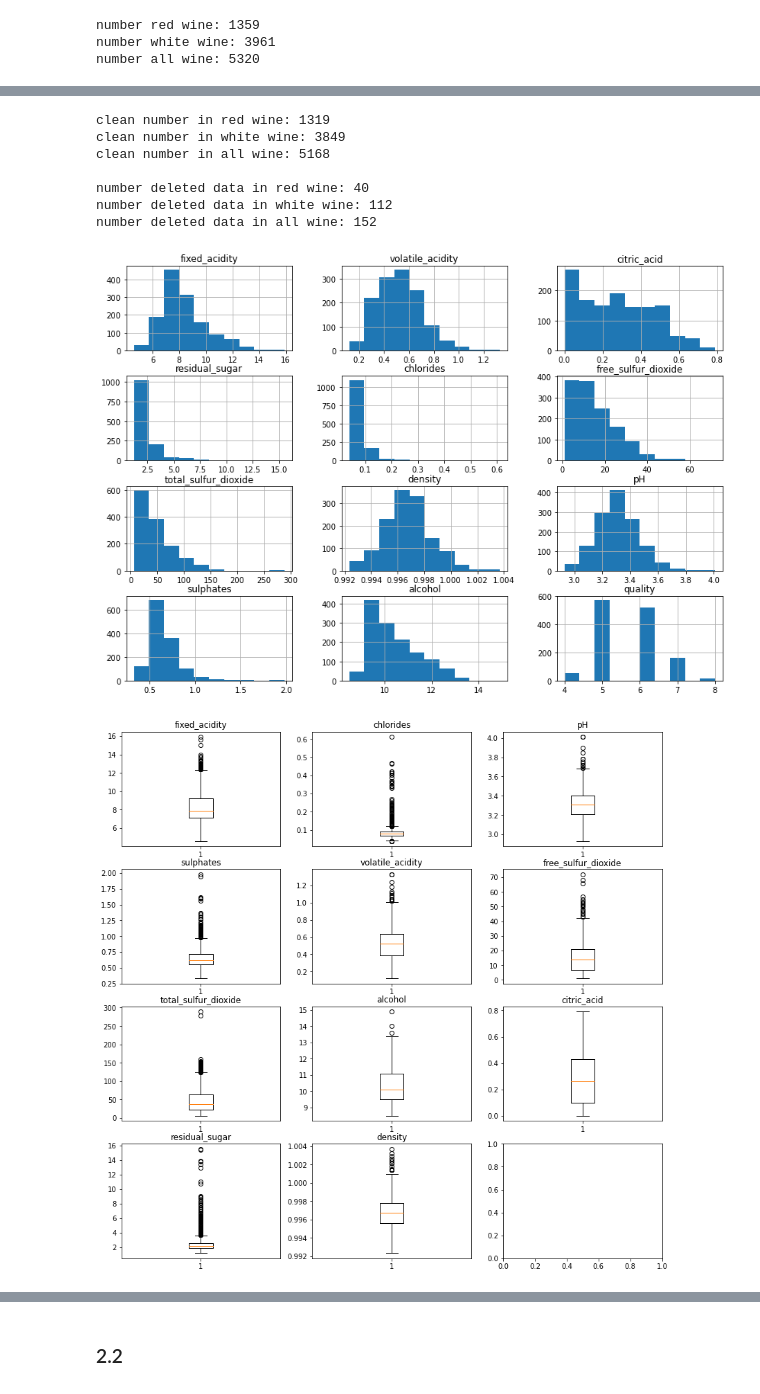
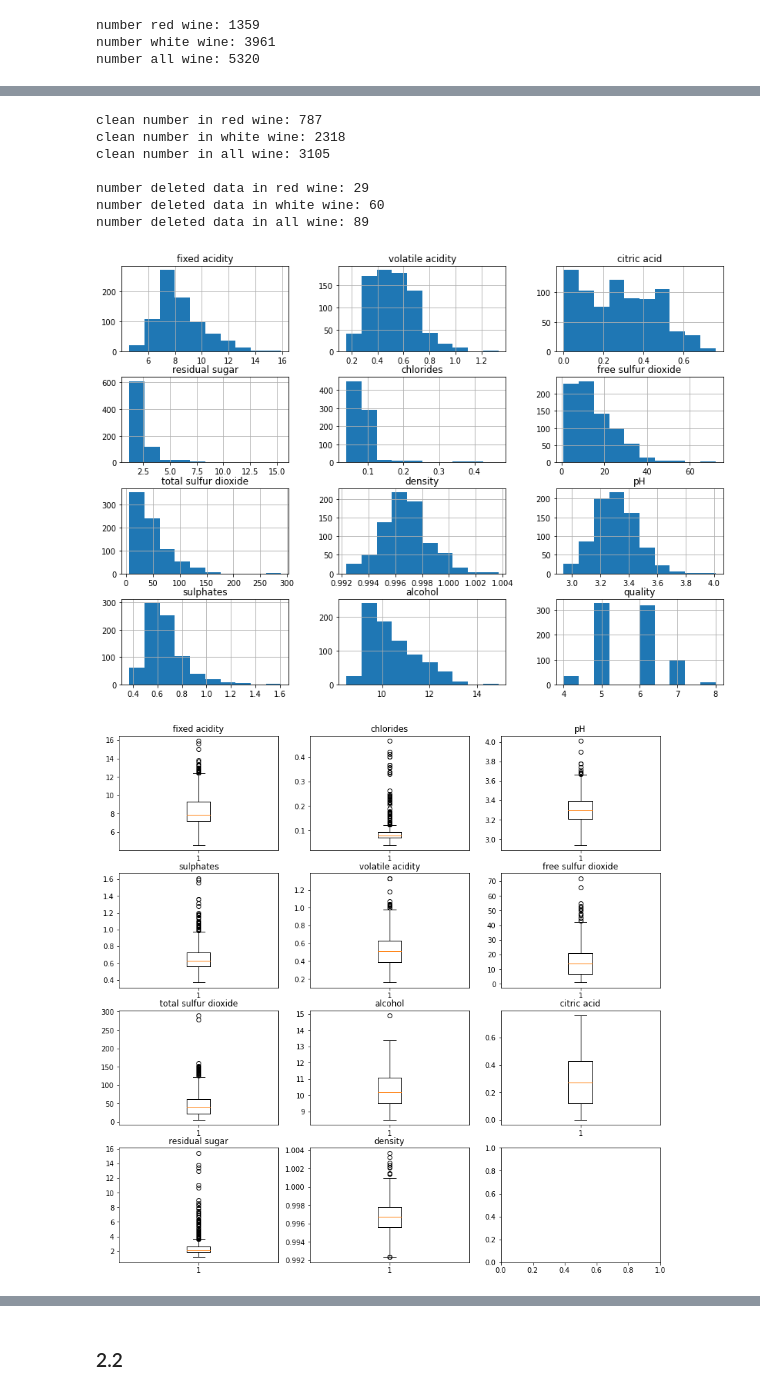
Before and after one commit to MilordEv/Neural_networks, a Jupyter notebook: labs/BigHW/bdz.ipynb, the cells around one changed output, grey strips where cells are left out. Drawn from its saved outputs; the diff is of its cells as text; code cells hidden in the pictures.

```diff
--- a/labs/BigHW/bdz.ipynb
+++ b/labs/BigHW/bdz.ipynb
@@ -248,15 +204,14 @@ visual_white_scatter(data_white)
 # %% [markdown]
 <h3>2.1</h3>
 # %%
-duplicateRows = data[data.duplicated()]
-data2 = data.drop_duplicates()
+# duplicateRows = data[data.duplicated()]
 
-data2_red = data2[data2["color"] == "red"].drop(columns = ["color"])
-data2_white = data2[data2["color"] == "white"].drop(columns = ["color"])
+data2_red = data_red.drop_duplicates()
+data2_white = data_white.drop_duplicates()
 
 print(f"number red wine: {data2_red.shape[0]}")
 print(f"number white wine: {data2_white.shape[0]}")
-print(f"number all wine: {data2.shape[0]}")
+print(f"number all wine: {data2_red.shape[0] + data2_white.shape[0]}")
 # %% [output]
 number red wine: 1359
 number white wine: 3961
@@ -263,0 +221,11 @@ number all wine: 5320
+# %%
+df_buf = data2_red.sample(frac = 0.9, random_state = 200)
+data2_red_test = data2_red.drop(df_buf.index)
+
+data2_red_train = df_buf.sample(frac = 0.667, random_state = 200)
+data2_red_valid = df_buf.drop(data2_red_train.index)
+
+print(f"sample size for all: \n{data2_red.shape}\n")
+print(f"sample size for train: \n{data2_red_train.shape}\n")
+print(f"sample size for valid: \n{data2_red_valid.shape}\n")
+print(f"sample size for test: \n{data2_red_test.shape}")
@@ -264,8 +267,10 @@ number all wine: 5320
 # %%
-def clean(data):
-    Q1 = data.quantile(q=.25)
-    Q3 = data.quantile(q=.75)
-    IQR = Q3 - Q1
+def get_clean_param(data):
+	Q1 = data.quantile(q=.25)
+	Q3 = data.quantile(q=.75)
+	IQR = Q3 - Q1
+	return Q1, Q3, IQR
 
+def clean(data, Q1, Q3, IQR):
     data_clean = data[~((data < (Q1 - 1.5* IQR)) | (data > (Q3 + 1.5 * IQR)) & (data["quality"] > 4) & (data["quality"] < 7)).any(axis=1)]
     return data_clean
@@ -275,21 +277,33 @@ data3_white = clean(data2_white)
+# %%
+red_clean_param = get_clean_param(data2_red_train)
+white_clean_param = get_clean_param(data2_white_train)
+
+data3_red_train = clean(data2_red_train, red_clean_param[0], red_clean_param[1], red_clean_param[2])
+data3_white_train = clean(data2_white_train, white_clean_param[0], white_clean_param[1], white_clean_param[2])
+
+data3_red_valid = clean(data2_red_valid, red_clean_param[0], red_clean_param[1], red_clean_param[2])
+data3_white_valid = clean(data2_white_valid, white_clean_param[0], white_clean_param[1], white_clean_param[2])
+
+data3_red_test = clean(data2_red_test, red_clean_param[0], red_clean_param[1], red_clean_param[2])
+data3_white_test = clean(data2_white_test, white_clean_param[0], white_clean_param[1], white_clean_param[2])
 # %%
-print(f"clean number in red wine: {data3_red.shape[0]}")
-print(f"clean number in white wine: {data3_white.shape[0]}")
-print(f"clean number in all wine: {data3_red.shape[0] + data3_white.shape[0]}")
+print(f"clean number in red wine: {data3_red_train.shape[0]}")
+print(f"clean number in white wine: {data3_white_train.shape[0]}")
+print(f"clean number in all wine: {data3_red_train.shape[0] + data3_white_train.shape[0]}")
 print("")
-print(f"number deleted data in red wine: {data2_red.shape[0] - data3_red.shape[0]}")
-print(f"number deleted data in white wine: {data2_white.shape[0] - data3_white.shape[0]}")
-print(f"number deleted data in all wine: {data2_red.shape[0] + data2_white.shape[0] - data3_red.shape[0] - data3_white.shape[0]}")
+print(f"number deleted data in red wine: {data2_red_train.shape[0] - data3_red_train.shape[0]}")
+print(f"number deleted data in white wine: {data2_white_train.shape[0] - data3_white_train.shape[0]}")
+print(f"number deleted data in all wine: {data2_red_train.shape[0] + data2_white_train.shape[0] - data3_red_train.shape[0] - data3_white_train.shape[0]}")
 # %% [output]
-clean number in red wine: 1319
-clean number in white wine: 3849
-clean number in all wine: 5168
+clean number in red wine: 787
+clean number in white wine: 2318
+clean number in all wine: 3105
 
-number deleted data in red wine: 40
-number deleted data in white wine: 112
-number deleted data in all wine: 152
+number deleted data in red wine: 29
+number deleted data in white wine: 60
+number deleted data in all wine: 89
 # %%
-visualization(data3_red)
+visualization(data3_red_train)
 # %% [output]
-[figure, old version]
+[figure, new version]
-[figure, old version]
+[figure, new version]
```
Also changed, not shown: parts of 70 cells of this notebook, 8 other files.
